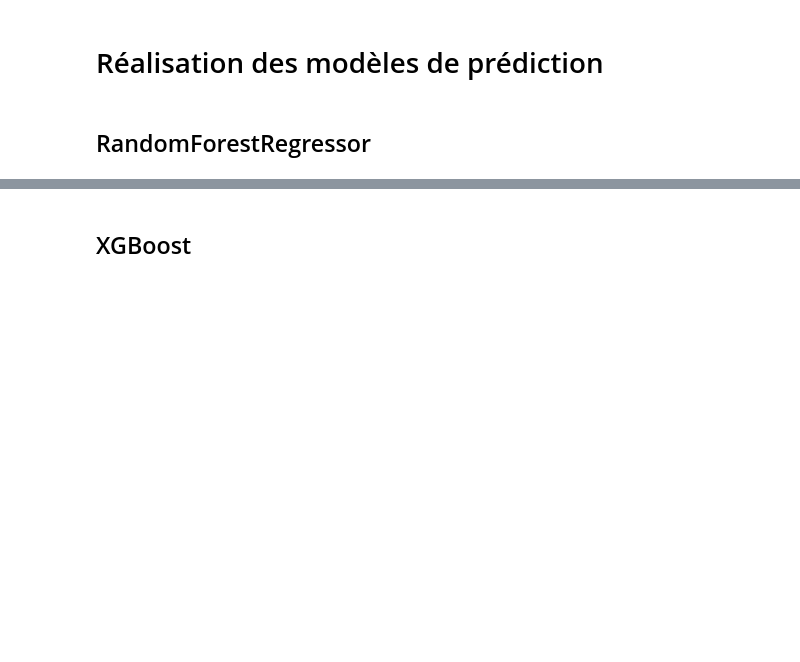
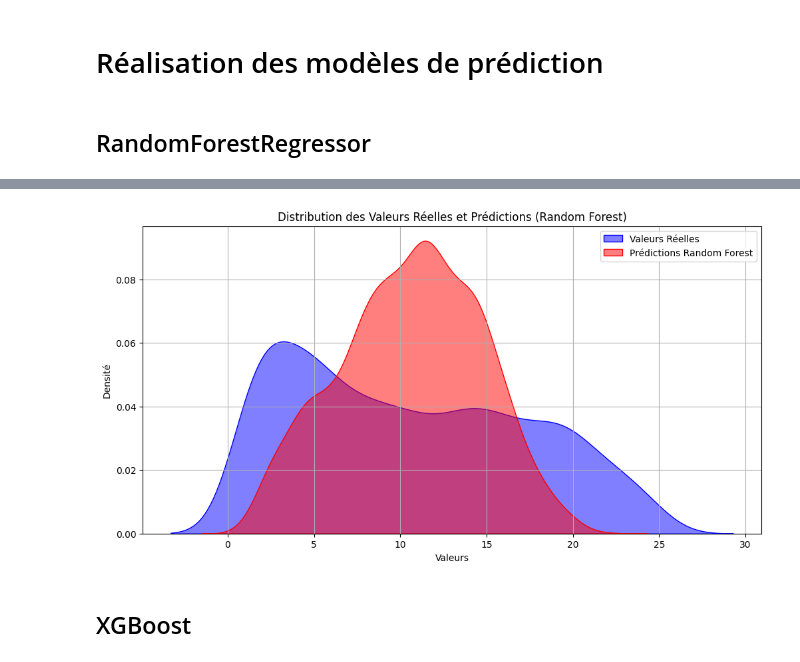
Before and after one commit to RomainGuerin/f1-data-model, a Jupyter notebook: F1_Notebook.ipynb, the cells around one changed output, grey strips where cells are left out. Saved outputs shown, nothing was run; the diff lists cells and outputs as text; code cells hidden in the pictures; blank space fills up the shorter version.

Commit message:
Adding graphs

```diff
--- a/F1_Notebook.ipynb
+++ b/F1_Notebook.ipynb
@@ -414,3 +414,17 @@ RMSE: 6.479656212801749
+# %%
+# Graphique de distribution
+plt.figure(figsize=(12, 6))
+sns.kdeplot(y_test, label='Valeurs Réelles', color='blue', fill=True, alpha=0.5)
+sns.kdeplot(y_pred, label='Prédictions Random Forest', color='red', fill=True, alpha=0.5)
+
+plt.title('Distribution des Valeurs Réelles et Prédictions (Random Forest)')
+plt.xlabel('Valeurs')
+plt.ylabel('Densité')
+plt.legend()
+plt.grid()
+plt.show()
+# %% [output]
+[figure, added]
 # %% [markdown]
 ## XGBoost
 # %%
```
Also changed, not shown: parts of 13 cells of this notebook.
